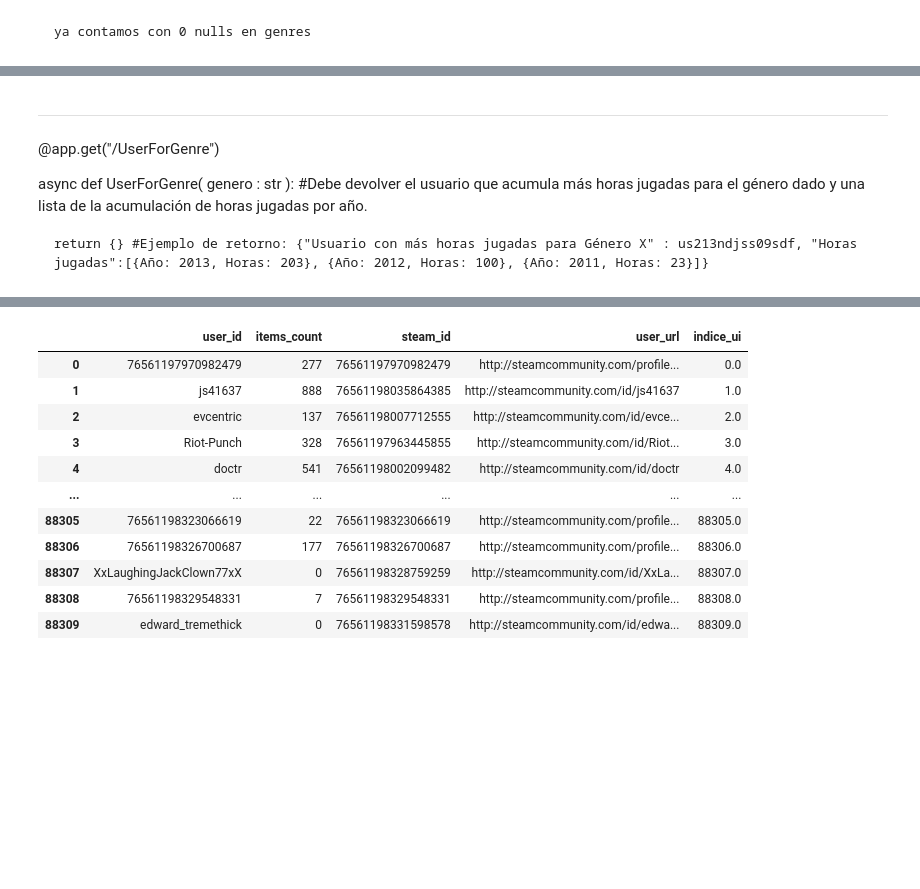
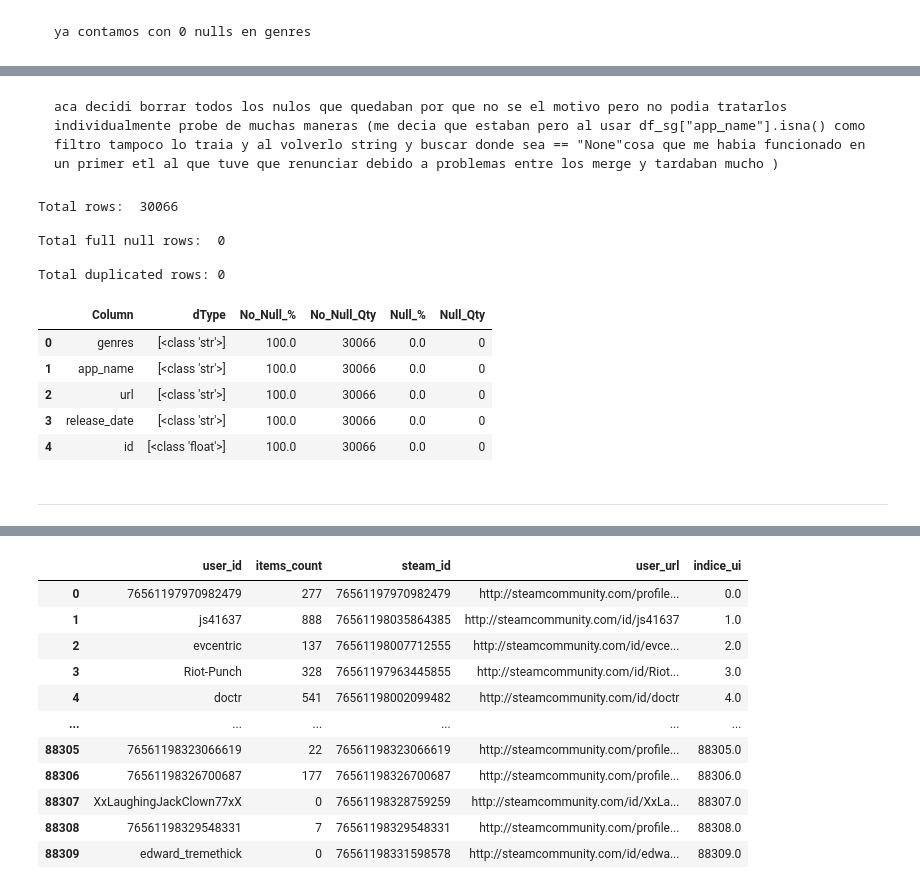
Before and after one commit to tDelbarco/PI_ML_OPS, a Jupyter notebook: ETL_&_EDA/user_for_genre.ipynb, the cells around one changed output, grey strips where cells are left out. Cells and saved outputs as stored; diff of their text form; code cells hidden in the pictures; blank space fills up the shorter version.

```diff
--- a/ETL_&_EDA/user_for_genre.ipynb
+++ b/ETL_&_EDA/user_for_genre.ipynb
@@ -282,2 +274,0 @@ Total duplicated rows: 0
-# %%
-df_sg["app_name"] = np.where(df_sg["app_name"] == "None", df_sg["title"], df_sg["app_name"])
@@ -289,0 +277,6 @@ si no tiene release date
+# %%
+copia = df_sg.copy()
+# %%
+df_sg = copia
+# %%
+df_sg.dropna(inplace=True)
@@ -290,11 +299,21 @@ si no tiene release date
+# %% [markdown]
+    aca decidi borrar todos los nulos que quedaban por que no se el motivo pero no podia tratarlos individualmente probe de muchas maneras (me decia que estaban pero al usar df_sg["app_name"].isna() como filtro tampoco lo traia y al volverlo string y buscar donde sea == "None"cosa que me habia funcionado en un primer etl al que tuve que renunciar debido a problemas entre los merge y tardaban mucho )
+# %%
+etf.data_review(df_sg)
+# %% [output]
+Total rows:  30066
+
+Total full null rows:  0
+
+Total duplicated rows: 0
+|  | Column | dType | No_Null_% | No_Null_Qty | Null_% | Null_Qty |
+| 0 | genres | [<class 'str'>] | 100.0 | 30066 | 0.0 | 0 |
+| 1 | app_name | [<class 'str'>] | 100.0 | 30066 | 0.0 | 0 |
+| 2 | url | [<class 'str'>] | 100.0 | 30066 | 0.0 | 0 |
+| 3 | release_date | [<class 'str'>] | 100.0 | 30066 | 0.0 | 0 |
+| 4 | id | [<class 'float'>] | 100.0 | 30066 | 0.0 | 0 |
 # %% [markdown]
 <hr>
 # %%
 df_ufg_2 = pd.read_parquet(r"../app/users_items.parquet")
 df_ufg_3 = pd.read_parquet(r"../app/uitems.parquet")
-# %% [markdown]
-@app.get("/UserForGenre")
-
-async def UserForGenre( genero : str ): #Debe devolver el usuario que acumula más horas jugadas para el género dado y una lista de la acumulación de horas jugadas por año.
-
-    return {} #Ejemplo de retorno: {"Usuario con más horas jugadas para Género X" : us213ndjss09sdf, "Horas jugadas":[{Año: 2013, Horas: 203}, {Año: 2012, Horas: 100}, {Año: 2011, Horas: 23}]}
```
Also changed, not shown: parts of 32 cells of this notebook, 15 other files.
